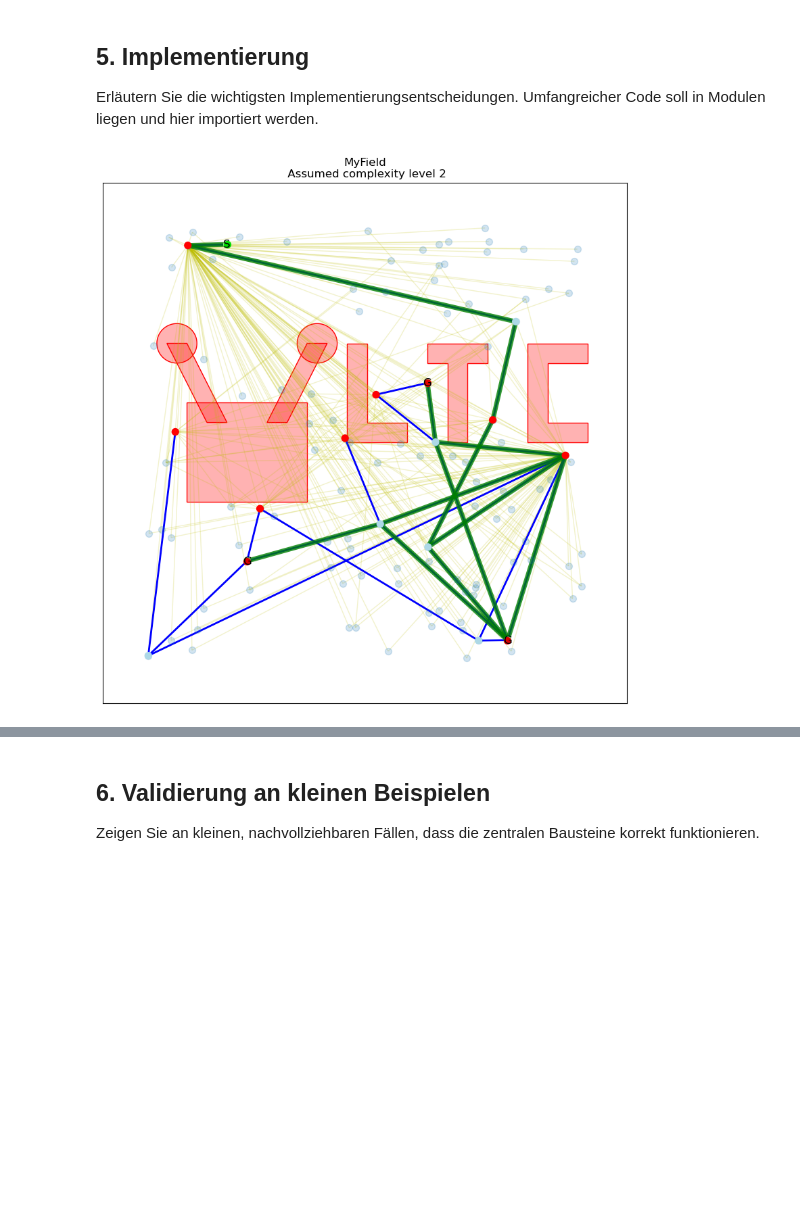
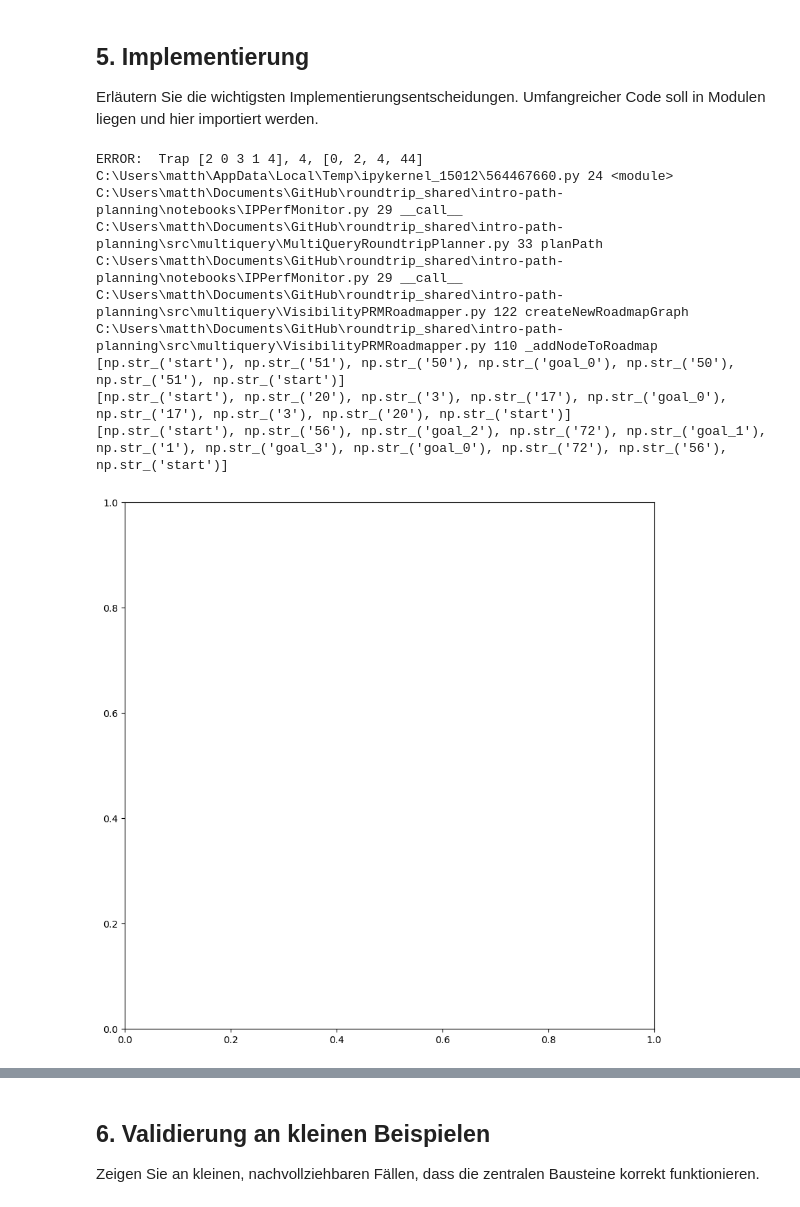
Before and after one commit to dmytroshtern/intro-path-planning, a Jupyter notebook: Final_Report.ipynb, the cells around one changed output, grey strips where cells are left out. Drawn from its saved outputs; the diff is of its cells as text; code cells hidden in the pictures; blank space fills up the shorter version.

Commit message:
Improved visualizer, added optimization option for mq planner

```diff
--- a/Final_Report.ipynb
+++ b/Final_Report.ipynb
@@ -53,31 +53,43 @@ from src.multiquery.MultiqueryPRMVisualize import multiqueryPRMVisualize
 
 from src.multiquery.VisibilityPRMRoadmapper import VisibilityPRMRoadmapper
 from src.multiquery.MultiQueryRoundtripPlanner import MultiQueryRoundtripPlanner
 
 import src.benchmarking.RoundtripTestSuite as ts
 
 import matplotlib.pylab as plt
 
 
 visConfig = dict()
 visConfig["ntry"] = 50
 visConfig["mConnections"] = True
+visConfig["directConnections"] = True
 
 for benchmark in ts.benchList:
     try:
         fig_local = plt.figure(figsize=(10,10))
         ax = fig_local.add_subplot(1,1,1)
         planner = MultiQueryRoundtripPlanner(VisibilityPRMRoadmapper(benchmark.collisionChecker), benchmark.collisionChecker)
         solution = planner.planPath(benchmark.startList, benchmark.goalList, visConfig)
         title = benchmark.name
         if solution == []:
             title += " (No path found!)"
+        print(solution)
         title += "\n Assumed complexity level " + str(benchmark.level)
         ax.set_title(title)
         multiqueryPRMVisualize(planner, solution, ax=ax, nodeSize=50)
     except Exception as e:
         print("ERROR: ",benchmark.name, e)
         for frame in traceback.extract_tb(e.__traceback__):
             print(frame.filename, frame.lineno, frame.name)
 # %% [output]
+ERROR:  Trap [2 0 3 1 4], 4, [0, 2, 4, 44]
+C:\Users\matth\AppData\Local\Temp\ipykernel_15012\564467660.py 24 <module>
+C:\Users\matth\Documents\GitHub\roundtrip_shared\intro-path-planning\notebooks\IPPerfMonitor.py 29 __call__
+C:\Users\matth\Documents\GitHub\roundtrip_shared\intro-path-planning\src\multiquery\MultiQueryRoundtripPlanner.py 33 planPath
+C:\Users\matth\Documents\GitHub\roundtrip_shared\intro-path-planning\notebooks\IPPerfMonitor.py 29 __call__
+C:\Users\matth\Documents\GitHub\roundtrip_shared\intro-path-planning\src\multiquery\VisibilityPRMRoadmapper.py 122 createNewRoadmapGraph
+C:\Users\matth\Documents\GitHub\roundtrip_shared\intro-path-planning\src\multiquery\VisibilityPRMRoadmapper.py 110 _addNodeToRoadmap
+[np.str_('start'), np.str_('51'), np.str_('50'), np.str_('goal_0'), np.str_('50'), np.str_('51'), np.str_('start')]
+[np.str_('start'), np.str_('20'), np.str_('3'), np.str_('17'), np.str_('goal_0'), np.str_('17'), np.str_('3'), np.str_('20'), np.str_('start')]
+[np.str_('start'), np.str_('56'), np.str_('goal_2'), np.str_('72'), np.str_('goal_1'), np.str_('1'), np.str_('goal_3'), np.str_('goal_0'), np.str_('72'), np.str_('56'), np.str_('start')]
-[figure, old version]
+[figure, new version]
```
Also changed, not shown: parts of 1 cell of this notebook, 3 other files.
